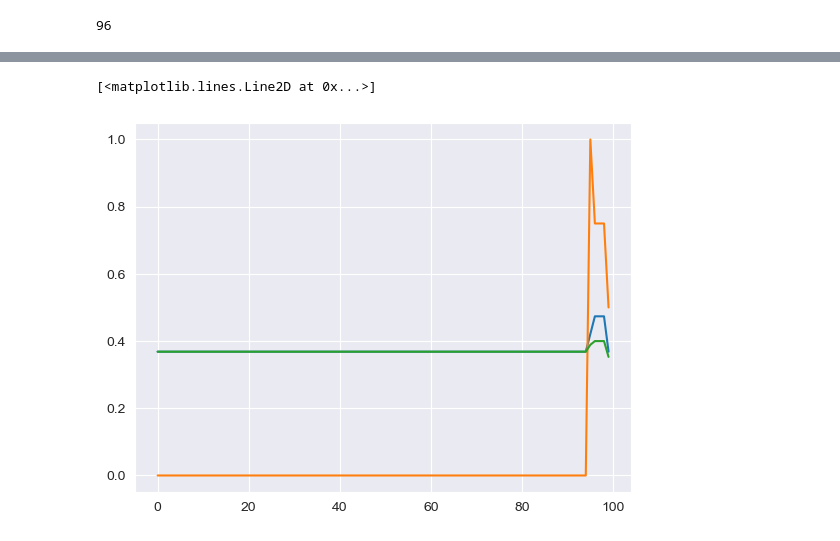
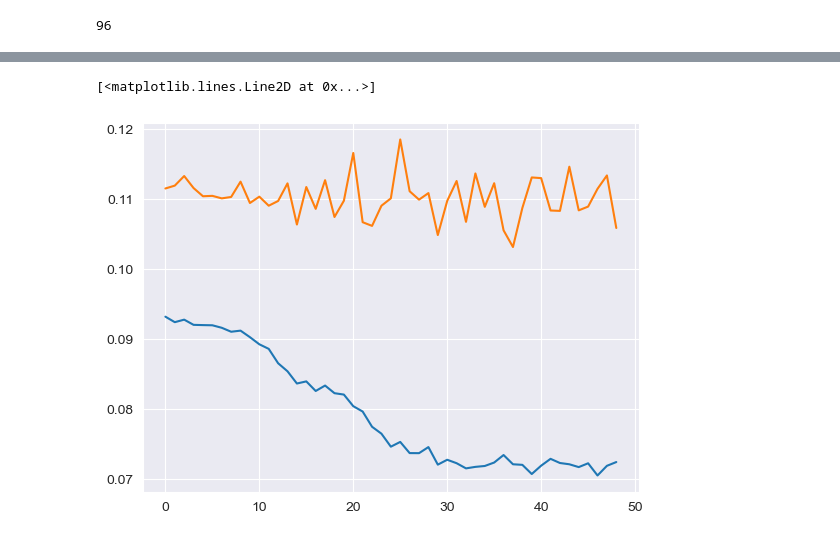
Before and after one commit to myxa/Open_Close_GNN, a Jupyter notebook: notebooks/model_training.ipynb, the cells around one changed output, grey strips where cells are left out. Cells and saved outputs as stored; diff of their text form; code cells hidden in the pictures.

```diff
--- a/notebooks/model_training.ipynb
+++ b/notebooks/model_training.ipynb
@@ -17,6 +213,9 @@ train_dataset, val_dataset = full_dataset[:train_size], full_dataset[train_size:
 # %%
-model = GCN(full_dataset.num_features, 2, channels=[64, 32, 8]).to(device())
-optimizer = torch.optim.Adam(model.parameters(), lr=0.0001, weight_decay=5e-4)
+from torch.optim import lr_scheduler
+model = GCN(full_dataset.num_features, 2, channels=[128, 32, 32], dropout=0.2).to(device())
+optimizer = torch.optim.Adam(model.parameters(), lr=0.001)
 loss = torch.nn.CrossEntropyLoss()
+epochs = 20
+scheduler = lr_scheduler.StepLR(optimizer, step_size=epochs//4, gamma=0.1, last_epoch=-1, verbose=True)
 sum(p.numel() for p in model.parameters())
 # %% [output]
@@ -24,3 +224,7 @@ sum(p.numel() for p in model.parameters())
+# %%
+from torch_geometric.loader import DataLoader
+train_loader = DataLoader(train_dataset, batch_size=8, shuffle=True)
+val_loader = DataLoader(val_dataset, batch_size=2, shuffle=True)
 # %%
-history = train(train_dataset, val_dataset, model, 100, 32, optimizer, loss)
+history = train(model, epochs, train_loader, val_loader, loss, optimizer)
 # %% [output]
@@ -52,13 +238,12 @@ precision 0.000 recall 0.368
 # %%
-train_loss, val_loss, acc, pres, rec = zip(*history)
+train_loss, val_loss = zip(*history)
 # %%
 import matplotlib.pyplot as plt
 
-#plt.plot(train_loss)
-#plt.plot(val_loss)
-plt.plot(acc)
-plt.plot(pres)
-plt.plot(rec)
+plt.plot(train_loss)
+plt.plot(val_loss)
+#plt.plot(acc)
+#plt.plot(pres)
 # %% [output]
 [<matplotlib.lines.Line2D at 0x...>]
-[figure, old version]
+[figure, new version]
```
Also changed, not shown: parts of 12 cells of this notebook, 4 other files.
